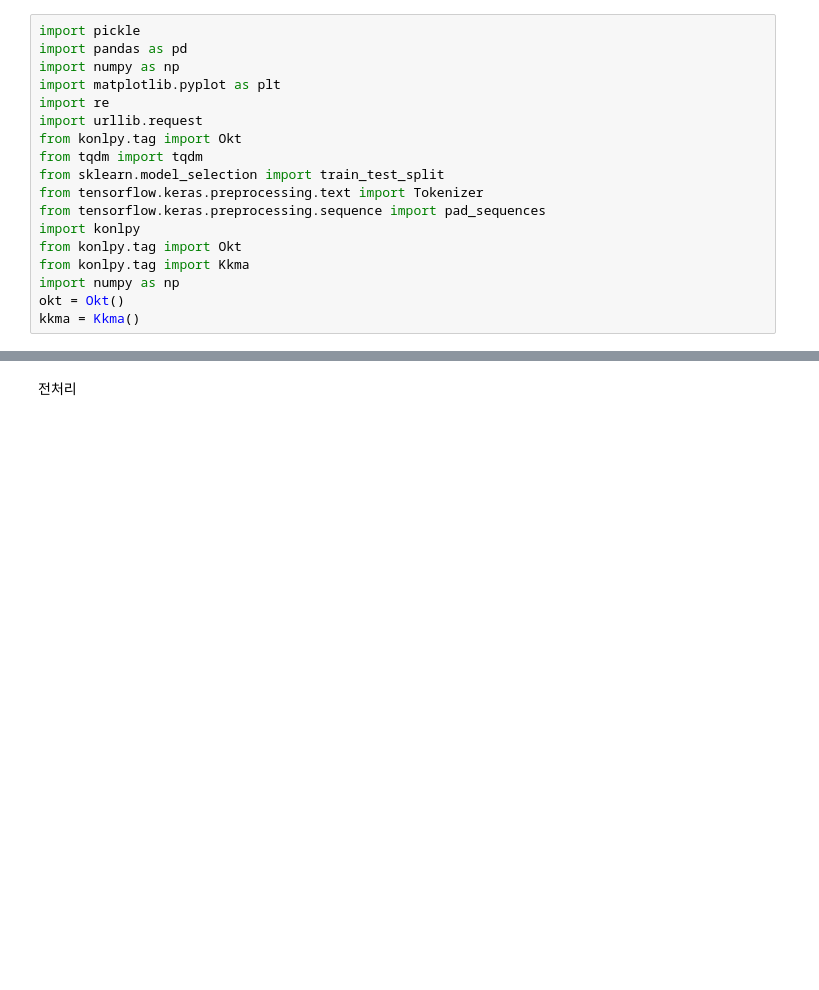
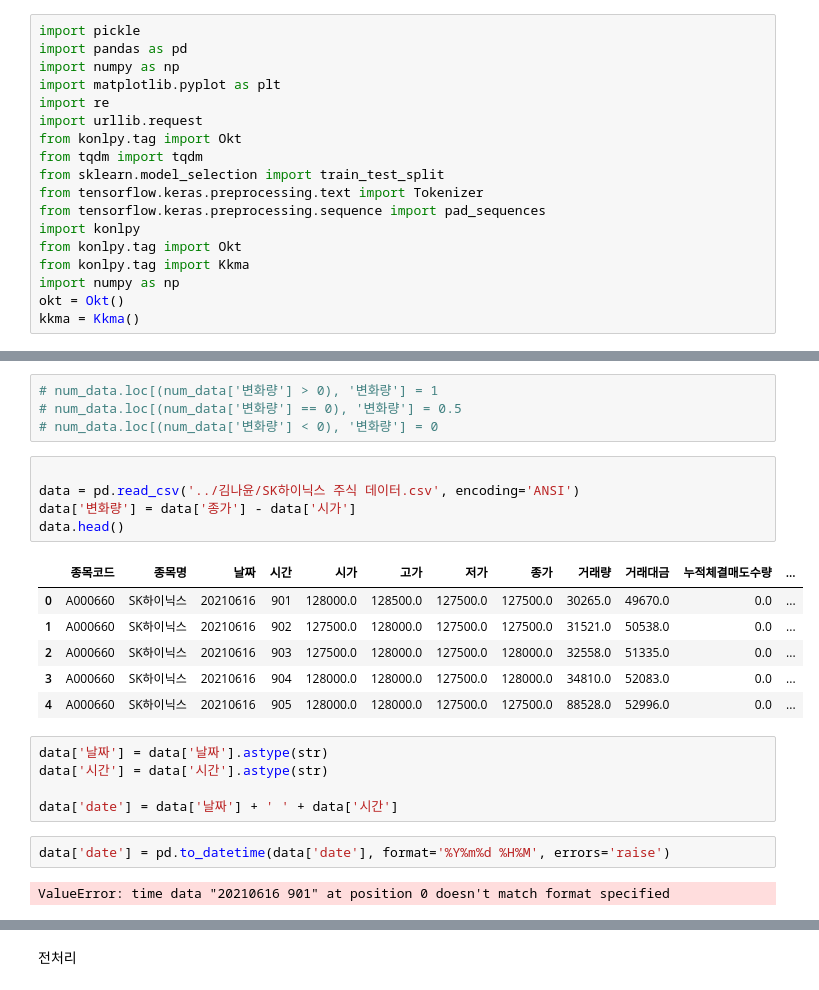
Before and after one commit to boomboomboom513/gwajae5, a Jupyter notebook: 김나윤/NLP.ipynb, the cells around one changed output, grey strips where cells are left out. Drawn from its saved outputs; the diff is of its cells as text; blank space fills up the shorter version.

```diff
--- a/김나윤/NLP.ipynb
+++ b/김나윤/NLP.ipynb
@@ -29,0 +30,25 @@ news_data.head()
+# %%
+# num_data.loc[(num_data['변화량'] > 0), '변화량'] = 1
+# num_data.loc[(num_data['변화량'] == 0), '변화량'] = 0.5
+# num_data.loc[(num_data['변화량'] < 0), '변화량'] = 0
+# %%
+
+data = pd.read_csv('../김나윤/SK하이닉스 주식 데이터.csv', encoding='ANSI')
+data['변화량'] = data['종가'] - data['시가']
+data.head()
+# %% [output]
+|  | 종목코드 | 종목명 | 날짜 | 시간 | 시가 | 고가 | 저가 | 종가 | 거래량 | 거래대금 | 누적체결매도수량 | ... |
+| 0 | A000660 | SK하이닉스 | 20210616 | 901 | 128000.0 | 128500.0 | 127500.0 | 127500.0 | 30265.0 | 49670.0 | 0.0 | ... |
+| 1 | A000660 | SK하이닉스 | 20210616 | 902 | 127500.0 | 128000.0 | 127500.0 | 127500.0 | 31521.0 | 50538.0 | 0.0 | ... |
+| 2 | A000660 | SK하이닉스 | 20210616 | 903 | 127500.0 | 128000.0 | 127500.0 | 128000.0 | 32558.0 | 51335.0 | 0.0 | ... |
+| 3 | A000660 | SK하이닉스 | 20210616 | 904 | 128000.0 | 128000.0 | 127500.0 | 128000.0 | 34810.0 | 52083.0 | 0.0 | ... |
+| 4 | A000660 | SK하이닉스 | 20210616 | 905 | 128000.0 | 128000.0 | 127500.0 | 127500.0 | 88528.0 | 52996.0 | 0.0 | ... |
+# %%
+data['날짜'] = data['날짜'].astype(str)
+data['시간'] = data['시간'].astype(str)
+
+data['date'] = data['날짜'] + ' ' + data['시간']
+# %%
+data['date'] = pd.to_datetime(data['date'], format='%Y%m%d %H%M', errors='raise')
+# %% [output]
+ValueError: time data "20210616 901" at position 0 doesn't match format specified
```
Also changed, not shown: parts of 7 cells of this notebook, 11 other files.
